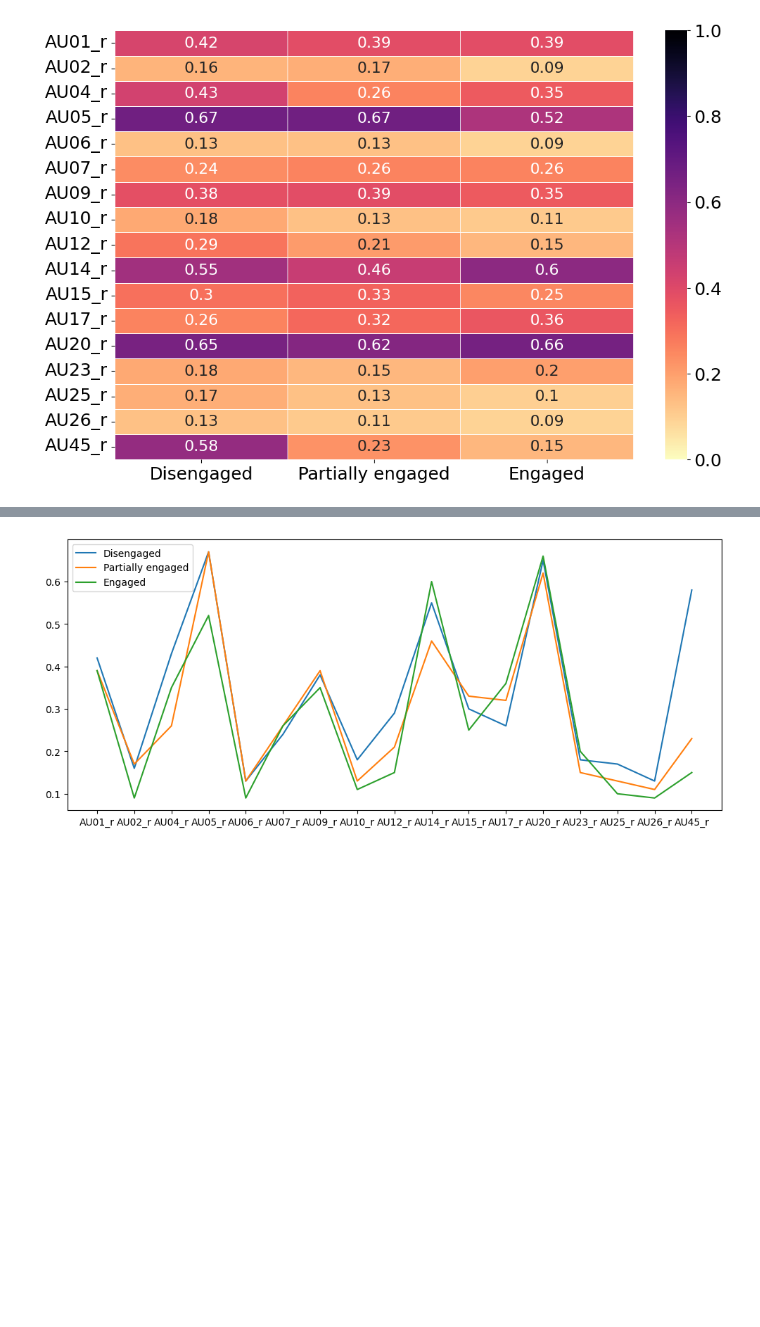
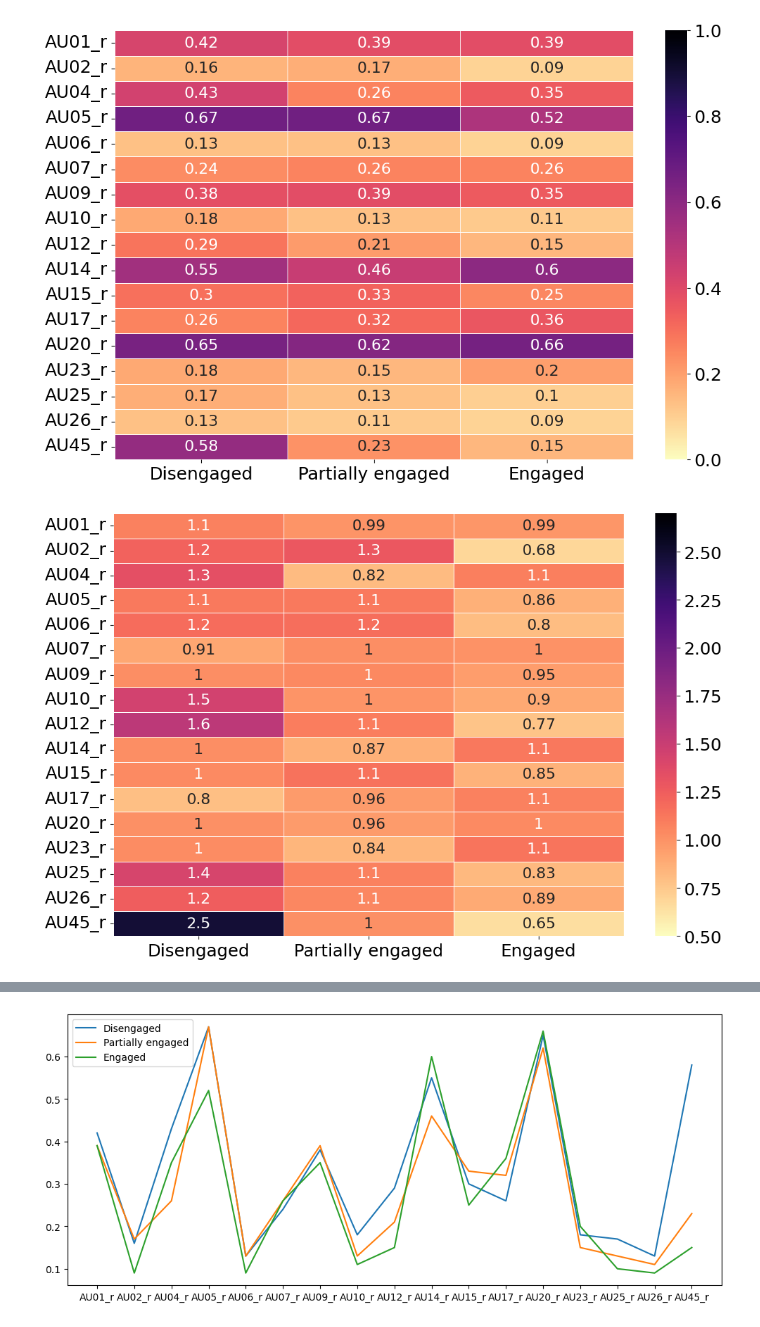
Before and after one commit to rijju-das/Automatic-emotional-image-captioning, a Jupyter notebook: run_MLmodels.ipynb, the cells around one changed output, grey strips where cells are left out. Saved outputs shown, nothing was run; the diff lists cells and outputs as text; code cells hidden in the pictures; blank space fills up the shorter version.

```diff
--- a/run_MLmodels.ipynb
+++ b/run_MLmodels.ipynb
@@ -80,3 +80,10 @@ map = AU_mapping()
 fig, df_map = map.au_heatmap(df)
 # %% [output]
 [figure]
+# %%
+from AU_mapping_relative import AU_mapping
+map = AU_mapping()
+fig, df_map = map.au_heatmap(df)
+fig.savefig("Relative_AU_mapping.pdf")
+# %% [output]
+[figure, added]
```
Also changed, not shown: parts of 8 cells of this notebook.
